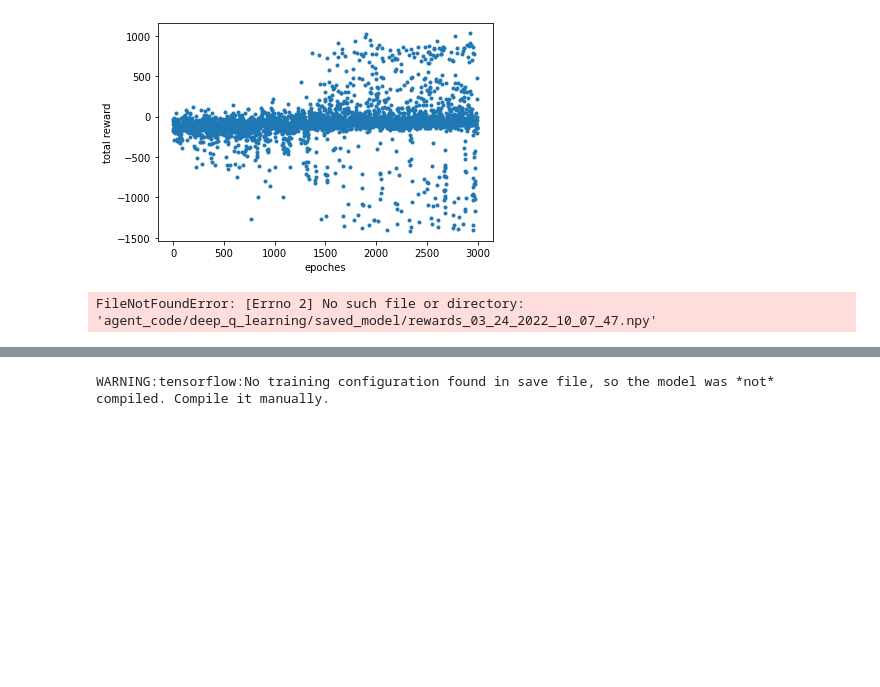
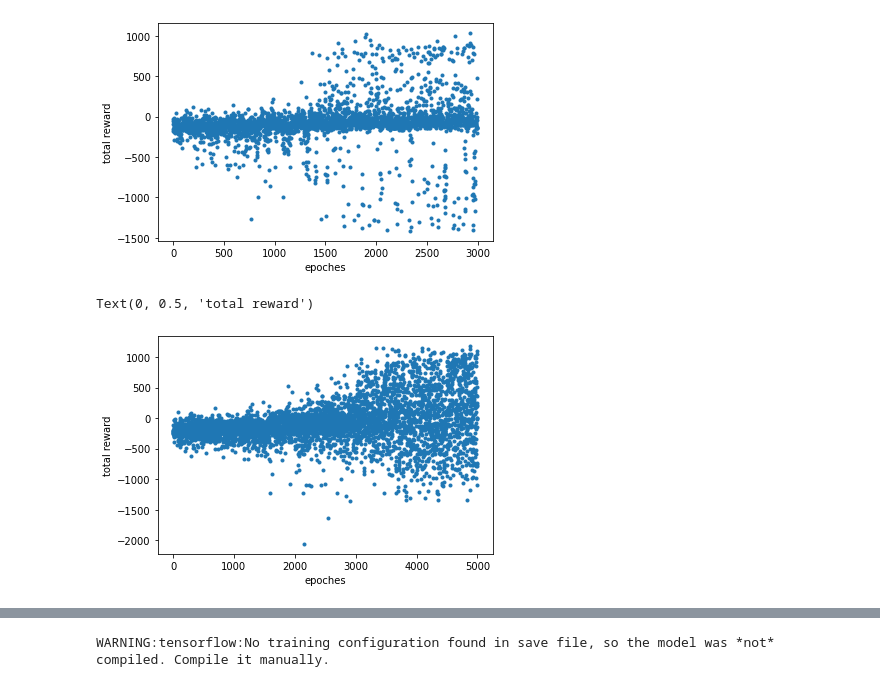
Before and after one commit to vivkaz/bomberman, a Jupyter notebook: Run_bomberman.ipynb, the cells around one changed output, grey strips where cells are left out. Saved outputs shown, nothing was run; the diff lists cells and outputs as text; code cells hidden in the pictures; blank space fills up the shorter version.

Commit message:
problem not found

```diff
--- a/Run_bomberman.ipynb
+++ b/Run_bomberman.ipynb
@@ -319,11 +387,12 @@ plt.ylabel("total reward")
 Text(0, 0.5, 'total reward')
 [figure]
 # %%
-reward = np.load("agent_code/deep_q_learning/saved_model/rewards_03_24_2022_10_07_47.npy")
+reward = np.load("agent_code/deep_q_learning/saved_model_1307/rewards_03_28_2022_11_43_07.npy")
 plt.plot(reward,'.')
 plt.xlabel("epoches")
 plt.ylabel("total reward")
 #plt.ylim(-100,100)
 # %% [output]
-FileNotFoundError: [Errno 2] No such file or directory: 'agent_code/deep_q_learning/saved_model/rewards_03_24_2022_10_07_47.npy'
+Text(0, 0.5, 'total reward')
+[figure, added]
 # %%
```
Also changed, not shown: parts of 5 cells of this notebook, 24 other files.
